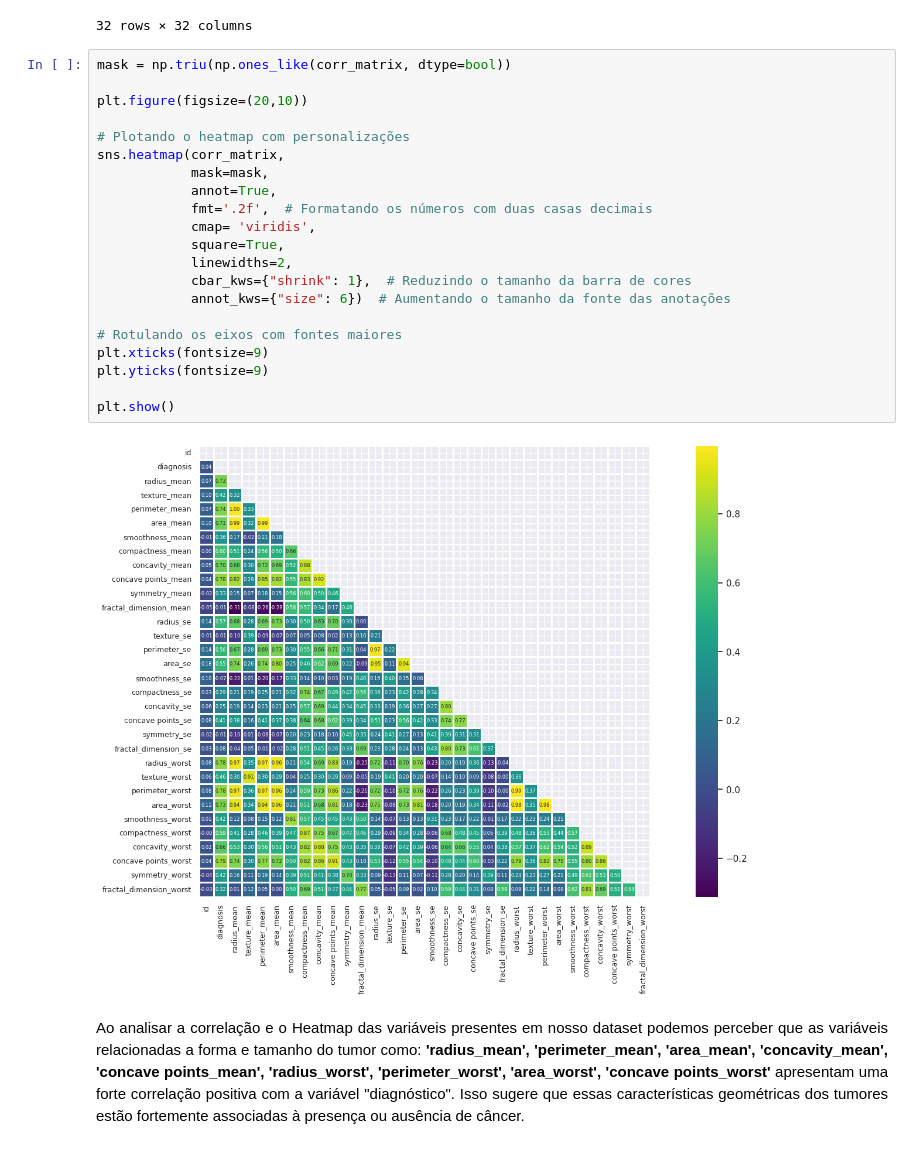
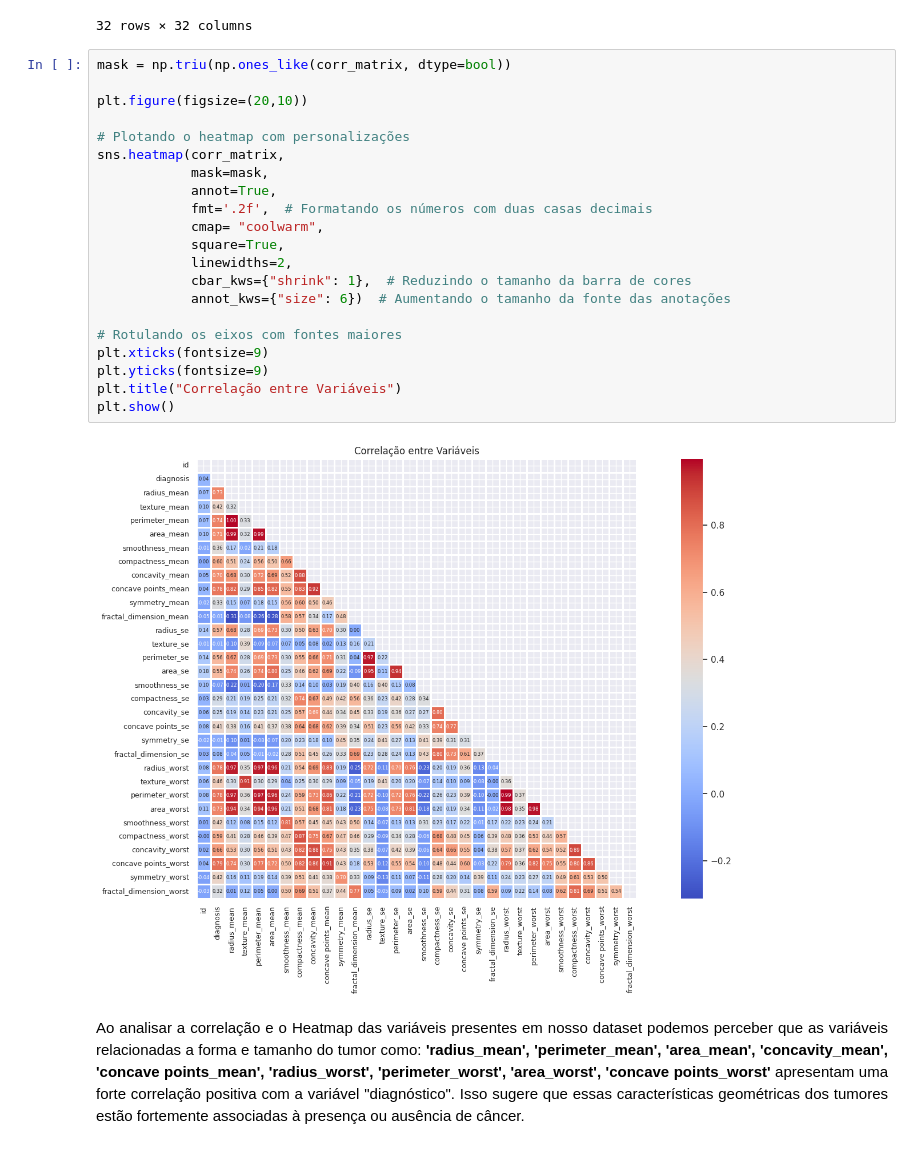
Before and after one commit to IsabelleFernanda/breast_cancer_image_analysis, a Jupyter notebook: cancer_de_mama.ipynb, the cells around one changed output. Drawn from its saved outputs; the diff is of its cells as text.

```diff
--- a/cancer_de_mama.ipynb
+++ b/cancer_de_mama.ipynb
@@ -528,26 +546,26 @@ corr_matrix
 # %%
 mask = np.triu(np.ones_like(corr_matrix, dtype=bool))
 
 plt.figure(figsize=(20,10))
 
 # Plotando o heatmap com personalizações
 sns.heatmap(corr_matrix,
             mask=mask,
             annot=True,
             fmt='.2f',  # Formatando os números com duas casas decimais
-            cmap= 'viridis',
+            cmap= "coolwarm",
             square=True,
             linewidths=2,
             cbar_kws={"shrink": 1},  # Reduzindo o tamanho da barra de cores
             annot_kws={"size": 6})  # Aumentando o tamanho da fonte das anotações
 
 # Rotulando os eixos com fontes maiores
 plt.xticks(fontsize=9)
 plt.yticks(fontsize=9)
-
+plt.title("Correlação entre Variáveis")
 plt.show()
 # %% [output]
-[figure, old version]
+[figure, new version]
 # %% [markdown]
 <p align = 'justify'> Ao analisar a correlação e o Heatmap das variáveis presentes em nosso dataset  podemos perceber que as variáveis relacionadas a forma e tamanho do tumor como: <b>'radius_mean', 'perimeter_mean', 'area_mean', 'concavity_mean', 'concave points_mean', 'radius_worst', 'perimeter_worst', 'area_worst', 'concave points_worst'</b> apresentam uma forte correlação positiva com a variável "diagnóstico". Isso sugere que essas características geométricas dos tumores estão fortemente associadas à presença ou ausência de câncer. </p>
 # %% [markdown]
```
Also changed, not shown: parts of 57 cells of this notebook.
